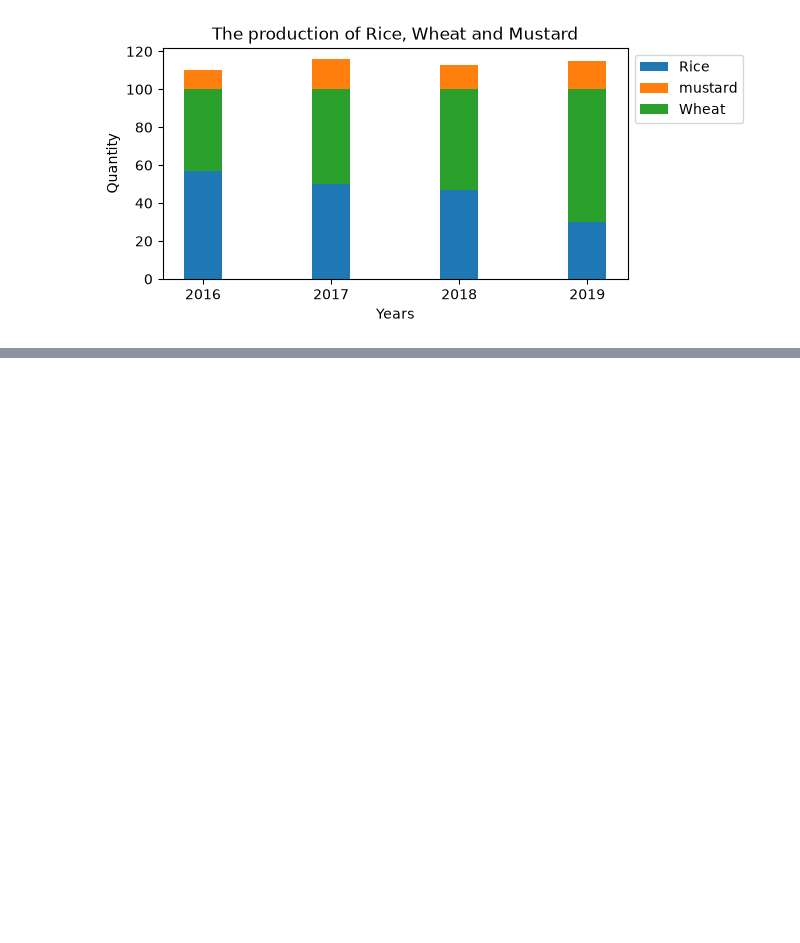
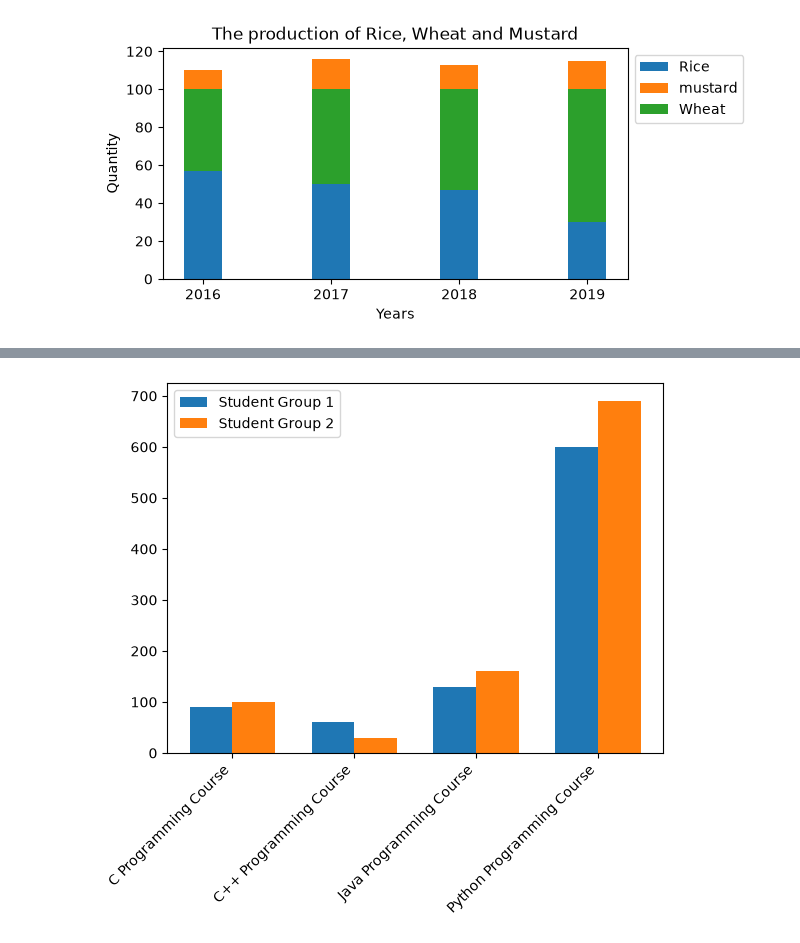
Before and after one commit to yismawd/rtt-36sept, a Jupyter notebook: 386/386.6/differing_plots/notes.ipynb, the cells around one changed output, grey strips where cells are left out. Saved outputs shown, nothing was run; the diff lists cells and outputs as text; code cells hidden in the pictures; blank space fills up the shorter version.

```diff
--- a/386/386.6/differing_plots/notes.ipynb
+++ b/386/386.6/differing_plots/notes.ipynb
@@ -217,0 +244,17 @@ plt.show()
+# %%
+# Sample data
+data = {'CoursesName': ['C Programming Course', 'C++ Programming Course', 'Java Programming Course', 'Python Programming Course'],
+        'Student Group 1': [90, 60, 130, 600],
+        'Student Group 2': [100, 30, 160, 690]}
+
+df = pd.DataFrame(data)
+width = 0.35
+index = df.index # [0, 1, 2, 3, 4]
+x = np.arange(df.shape[0])
+plt.bar(x - width/2, df['Student Group 1'], width=width, label='Student Group 1')
+plt.bar(x + width/2, df['Student Group 2'], width=width, label='Student Group 2')
+plt.xticks(x, df['CoursesName'], rotation=45, ha='right')
+plt.legend()
+plt.show()
+# %% [output]
+[figure, added]
```
Also changed, not shown: parts of 6 cells of this notebook, 1 other file.
